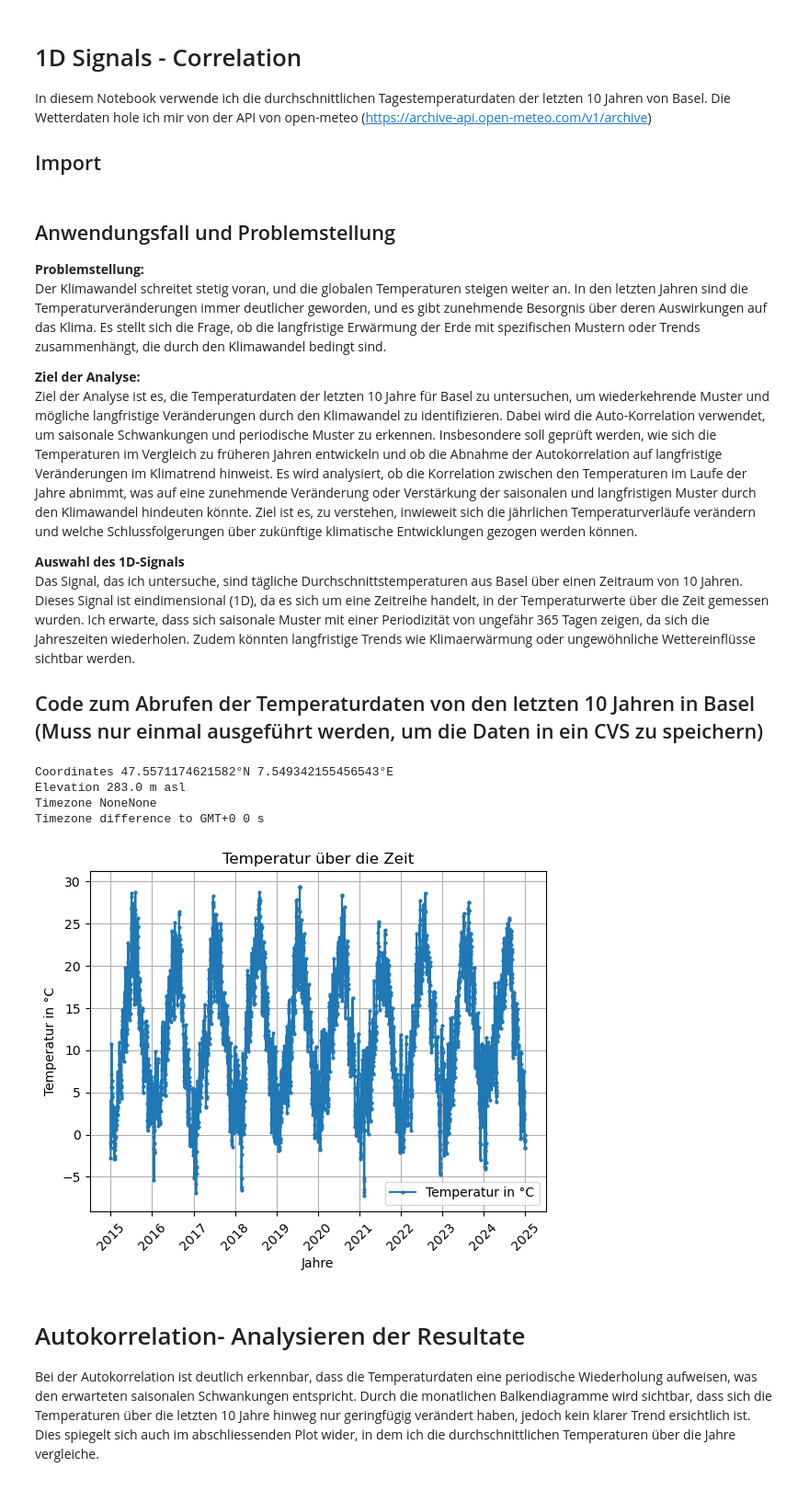
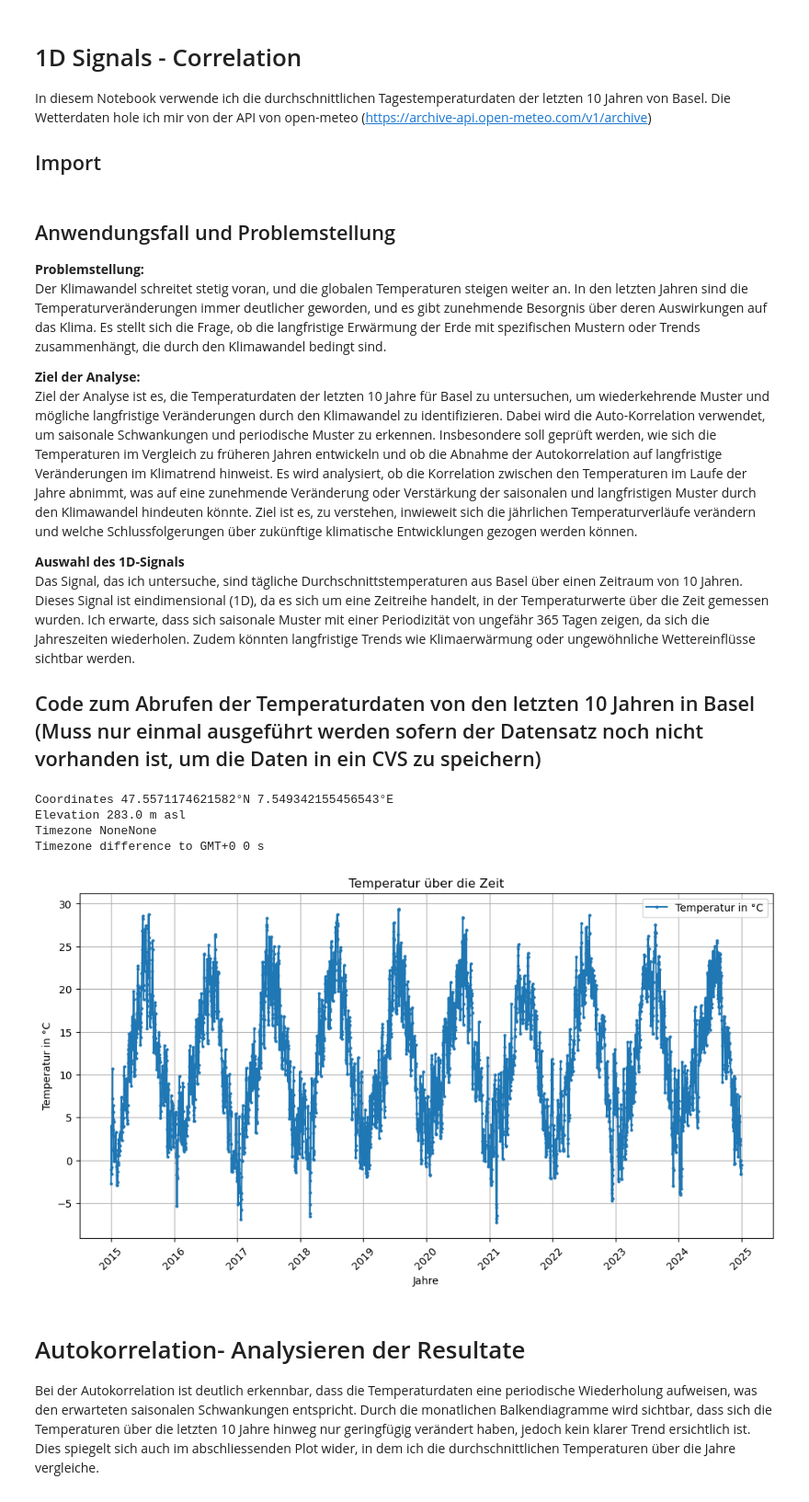
Before and after one commit to Tschoppsilas/GBSV_2025, a Jupyter notebook: MC1/MC1_Correlation.ipynb, the cells around one changed output. Shown at 92% size. Drawn from its saved outputs; the diff is of its cells as text; code cells hidden in the pictures.

```diff
--- a/MC1/MC1_Correlation.ipynb
+++ b/MC1/MC1_Correlation.ipynb
@@ -26,7 +26,7 @@ Ziel der Analyse ist es, die Temperaturdaten der letzten 10 Jahre für Basel zu
 Das Signal, das ich untersuche, sind tägliche Durchschnittstemperaturen aus Basel über einen Zeitraum von 10 Jahren. Dieses Signal ist eindimensional (1D), da es sich um eine Zeitreihe handelt, in der Temperaturwerte über die Zeit gemessen wurden.
 Ich erwarte, dass sich saisonale Muster mit einer Periodizität von ungefähr 365 Tagen zeigen, da sich die Jahreszeiten wiederholen. Zudem könnten langfristige Trends wie Klimaerwärmung oder ungewöhnliche Wettereinflüsse sichtbar werden.
 
-## Code zum Abrufen der Temperaturdaten von den letzten 10 Jahren in Basel (Muss nur einmal ausgeführt werden, um die Daten in ein CVS zu speichern)
+## Code zum Abrufen der Temperaturdaten von den letzten 10 Jahren in Basel (Muss nur einmal ausgeführt werden sofern der Datensatz noch nicht vorhanden ist, um die Daten in ein CVS zu speichern)
 # %%
 # Dieser Code kann so von der API kopiert werden
 # Setup the Open-Meteo API client with cache and retry on error
@@ -87,28 +87,32 @@ Timezone difference to GMT+0 0 s
 # %%
 %matplotlib inline
 
 # CSV-Datei laden
-csv_path = "C:\\Users\silas\PycharmProjects\GBSV_2025\MC1\Data\weather_data.csv"
-if not os.path.exists(csv_path):
+output_dir = Path("Data")
+csv_path = output_dir / "weather_data.csv"
+
+if not csv_path.exists():
     print(f"Fehler: Datei {csv_path} nicht gefunden!")
 else:
     daily_dataframe = pd.read_csv(csv_path, parse_dates=["date"])
 
     # Plot erstellen
-    plt.plot(daily_dataframe["date"], daily_dataframe["temperature_2m_mean"], linestyle="-", marker="o", markersize=2, label="Temperatur in °C")
+    plt.figure(figsize=(12, 6))
+    plt.plot(daily_dataframe["date"], daily_dataframe["temperature_2m_mean"],
+             linestyle="-", marker="o", markersize=2, label="Temperatur in °C")
 
     # Achsentitel und Beschriftungen
     plt.xlabel("Jahre")
     plt.ylabel("Temperatur in °C")
     plt.title("Temperatur über die Zeit")
     plt.xticks(rotation=45)
     plt.legend()
     plt.grid(True)
 
     # Plot anzeigen
     plt.show()
 # %% [output]
-[figure, old version]
+[figure, new version]
 # %% [markdown]
 # Autokorrelation- Analysieren der Resultate
 Bei der Autokorrelation ist deutlich erkennbar, dass die Temperaturdaten eine periodische Wiederholung aufweisen, was den erwarteten saisonalen Schwankungen entspricht. Durch die monatlichen Balkendiagramme wird sichtbar, dass sich die Temperaturen über die letzten 10 Jahre hinweg nur geringfügig verändert haben, jedoch kein klarer Trend ersichtlich ist. Dies spiegelt sich auch im abschliessenden Plot wider, in dem ich die durchschnittlichen Temperaturen über die Jahre vergleiche.
```
Also changed, not shown: parts of 4 cells of this notebook, 2 other files.
